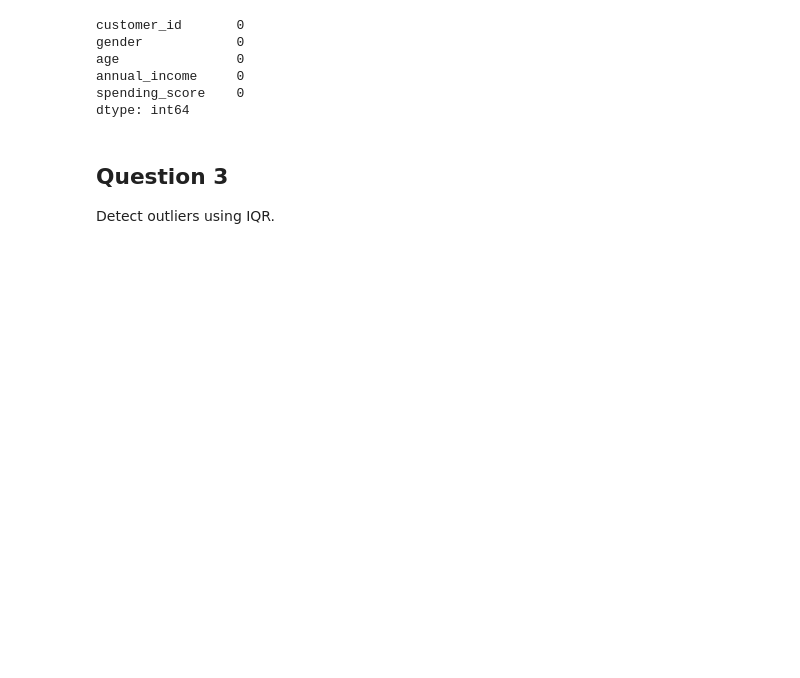
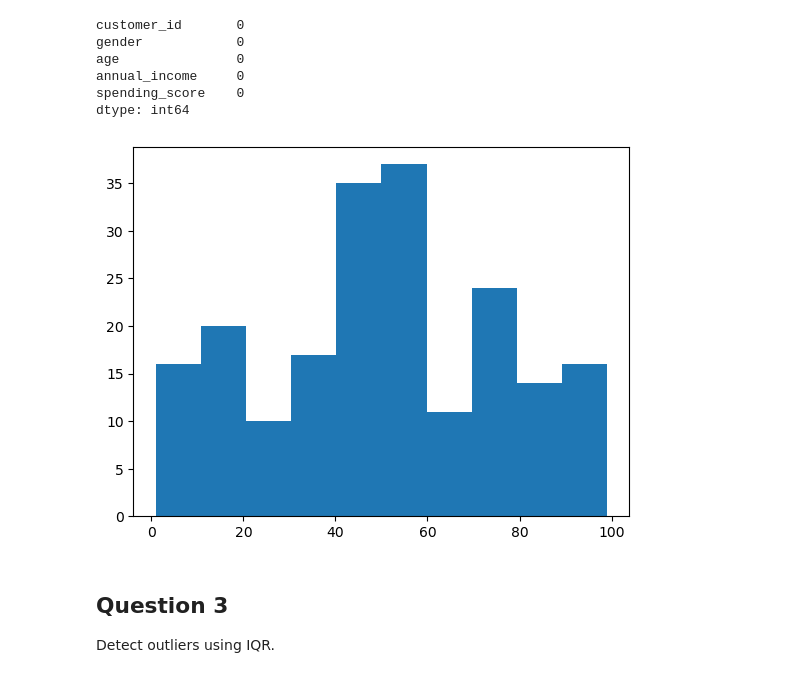
Before and after one commit to jcrosenberger/clustering-exercises, a Jupyter notebook: wrangle_exercise.ipynb, the cells around one changed output. Saved outputs shown, nothing was run; the diff lists cells and outputs as text; code cells hidden in the pictures; blank space fills up the shorter version.

```diff
--- a/wrangle_exercise.ipynb
+++ b/wrangle_exercise.ipynb
@@ -211,6 +216,8 @@ df[df['bedroomcnt'] == 0]
 | 52266 | 342540 | 11784041 | 1.0 | 0.0 | 1.0 | 1020.0 | ... |
 | 52307 | 2913200 | 11953526 | 0.0 | 0.0 | NaN | 892.0 | ... |
 133 rows × 29 columns
+# %%
+df = wr.get_zillow_df()
 # %% [markdown]
 ## Question 2
 
@@ -326,6 +343,15 @@ age               0
 annual_income     0
 spending_score    0
 dtype: int64
+# %%
+def describe_mall(df):
+    plt.hist(df['spending_score'])
+    df.describe().T
+    df.isna().sum()
+# %%
+describe_mall(df)
+# %% [output]
+[figure, added]
 # %% [markdown]
 ## Question 3
 
```
Also changed, not shown: parts of 17 cells of this notebook, 5 other files.
